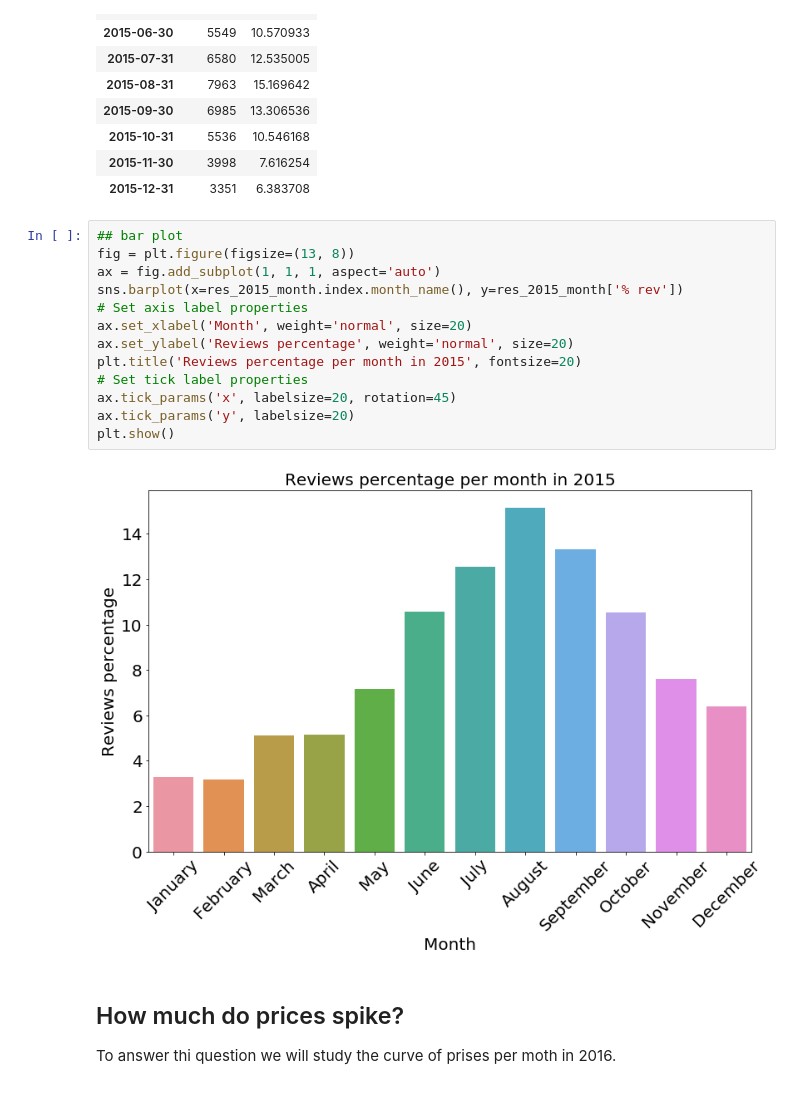
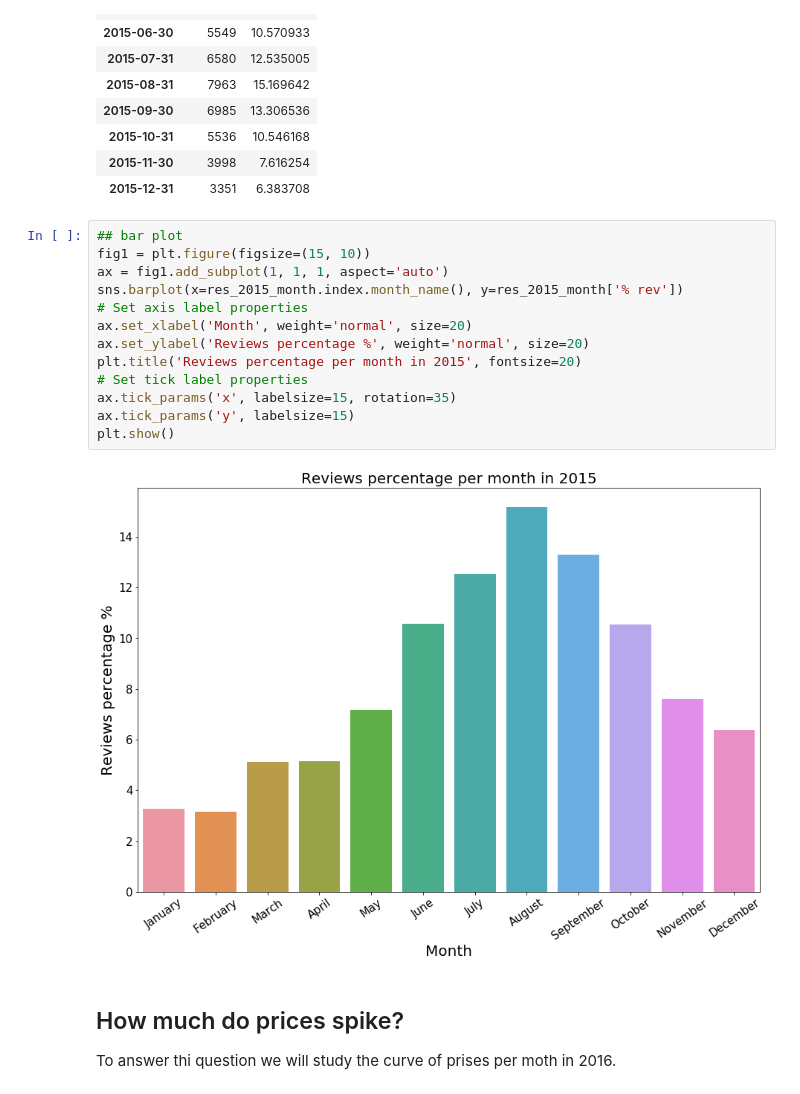
Before and after one commit to Jaouadeddadsi/Seattle-Airbnb-Open-Data, a Jupyter notebook: busiest_times_to_visit_Seattle.ipynb, the cells around one changed output. Drawn from its saved outputs; the diff is of its cells as text.

```diff
--- a/busiest_times_to_visit_Seattle.ipynb
+++ b/busiest_times_to_visit_Seattle.ipynb
@@ -96,19 +96,19 @@ res_2015_month
 | 2015-12-31 | 3351 | 6.383708 |
 # %%
 ## bar plot
-fig = plt.figure(figsize=(13, 8))
-ax = fig.add_subplot(1, 1, 1, aspect='auto')
+fig1 = plt.figure(figsize=(15, 10))
+ax = fig1.add_subplot(1, 1, 1, aspect='auto')
 sns.barplot(x=res_2015_month.index.month_name(), y=res_2015_month['% rev'])
 # Set axis label properties
 ax.set_xlabel('Month', weight='normal', size=20)
-ax.set_ylabel('Reviews percentage', weight='normal', size=20)
+ax.set_ylabel('Reviews percentage %', weight='normal', size=20)
 plt.title('Reviews percentage per month in 2015', fontsize=20)
 # Set tick label properties
-ax.tick_params('x', labelsize=20, rotation=45)
-ax.tick_params('y', labelsize=20)
+ax.tick_params('x', labelsize=15, rotation=35)
+ax.tick_params('y', labelsize=15)
 plt.show()
 # %% [output]
-[figure, old version]
+[figure, new version]
 # %% [markdown]
 ## How much do prices spike?
 
```
Also changed, not shown: parts of 2 cells of this notebook, 3 other files.
